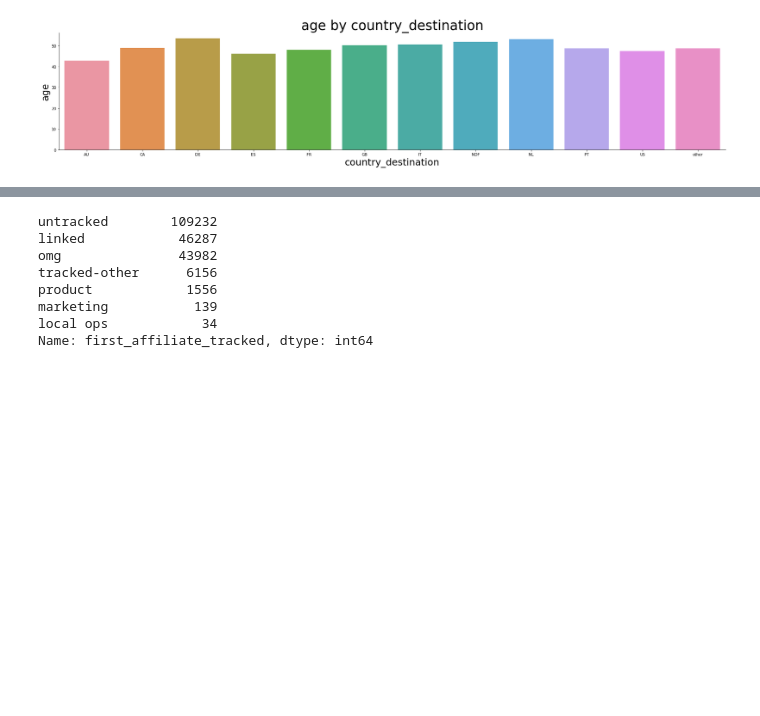
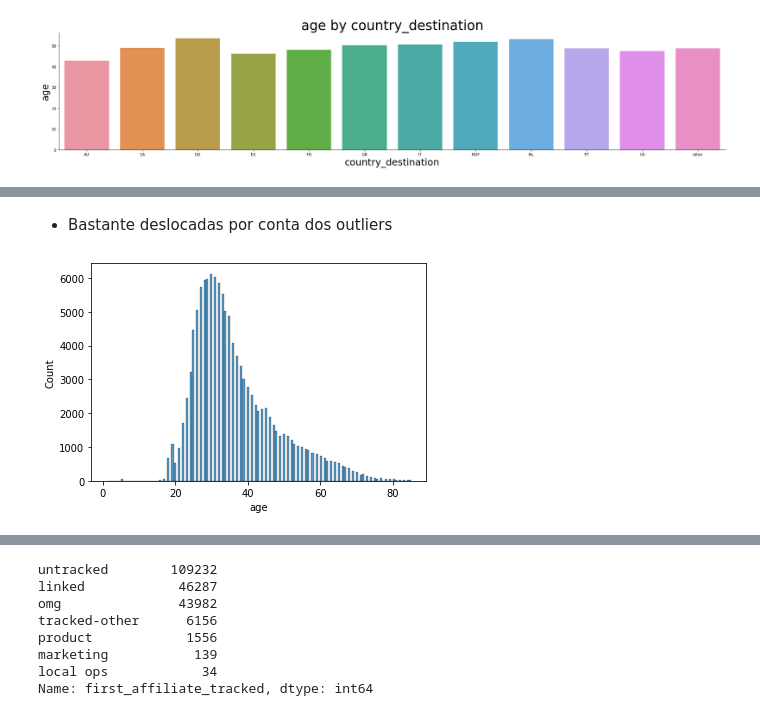
Before and after one commit to Samoelmoura/airbnb_first_booking_predict, a Jupyter notebook: notebooks/notebook.ipynb, the cells around one changed output, grey strips where cells are left out. Cells and saved outputs as stored; diff of their text form; code cells hidden in the pictures; blank space fills up the shorter version.

```diff
--- a/notebooks/notebook.ipynb
+++ b/notebooks/notebook.ipynb
@@ -212,0 +202,7 @@ sns.histplot(df1.loc[df1['age']<=85, 'age']);
+# %% [markdown]
+* Bastante deslocadas por conta dos outliers
+# %%
+# plt.figure(figsize=(20, 5))
+sns.histplot(users1.loc[users1['age']<=85, 'age']);
+# %% [output]
+[figure, added]
```
Also changed, not shown: parts of 132 cells of this notebook.
